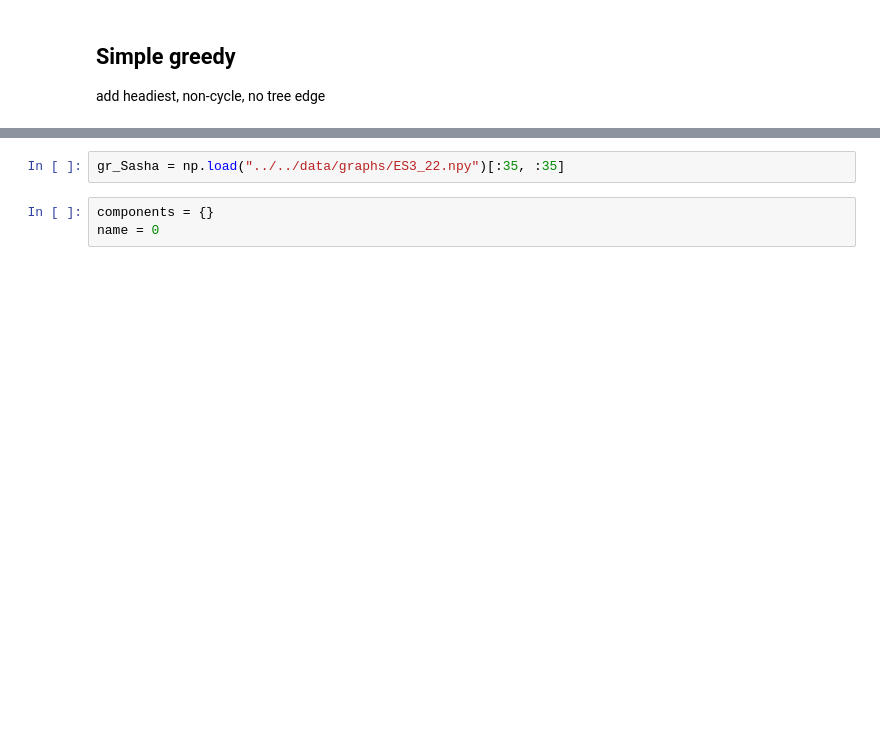
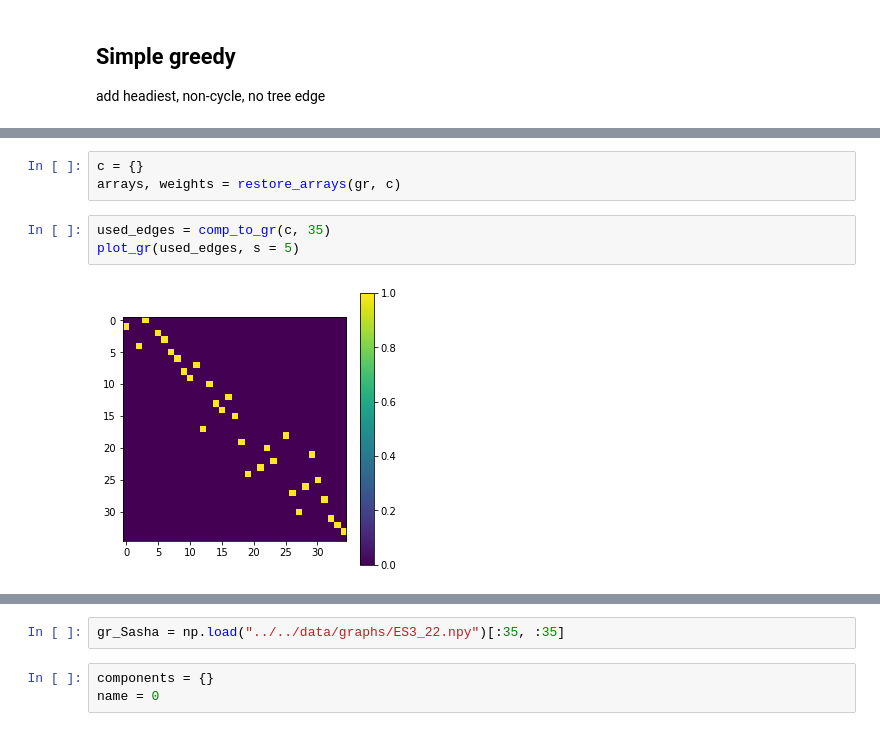
Before and after one commit to rykachevskiy/CRISPR, a Jupyter notebook: Graph_to_chains/hamiltonian path.ipynb, the cells around one changed output, grey strips where cells are left out. Cells and saved outputs as stored; diff of their text form; blank space fills up the shorter version.

```diff
--- a/Graph_to_chains/hamiltonian path.ipynb
+++ b/Graph_to_chains/hamiltonian path.ipynb
@@ -174,0 +207,8 @@ gr_ES = np.load("../../data/graphs/ES3_22.npy")[:35,:35]
+# %%
+c = {}
+arrays, weights = restore_arrays(gr, c)
+# %%
+used_edges = comp_to_gr(c, 35)
+plot_gr(used_edges, s = 5)
+# %% [output]
+[figure, added]
```
Also changed, not shown: parts of 22 cells of this notebook, 1 other file.
